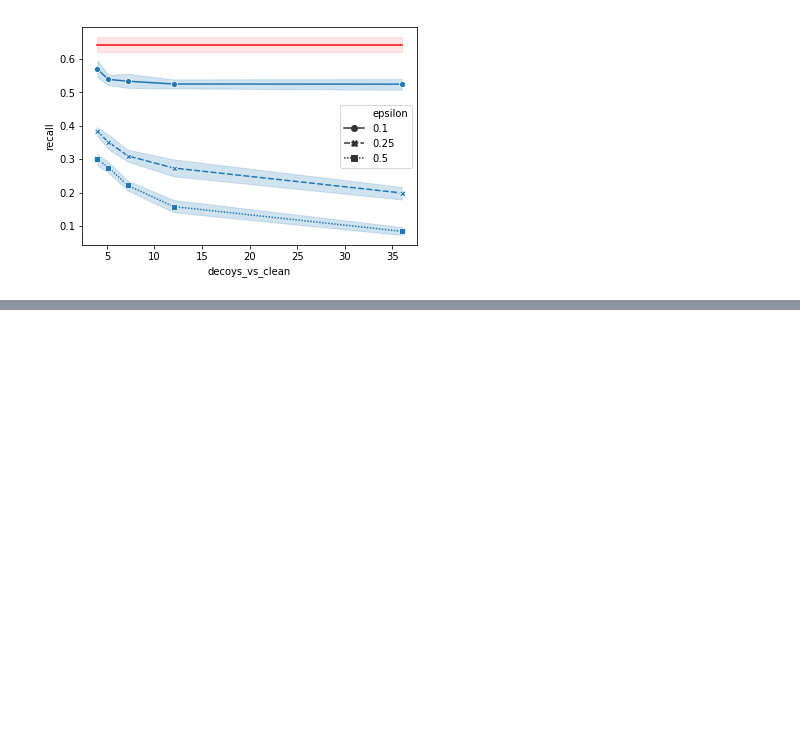
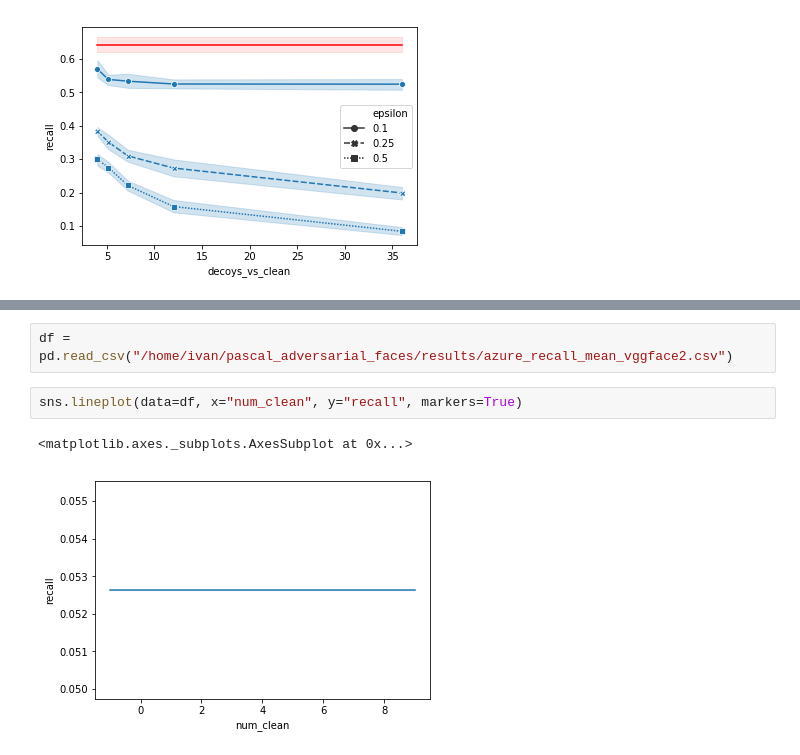
Before and after one commit to psturmfels/adversarial_faces, a Jupyter notebook: notebooks/Draw_Recall.ipynb, the cells around one changed output, grey strips where cells are left out. Saved outputs shown, nothing was run; the diff lists cells and outputs as text; blank space fills up the shorter version.

```diff
--- a/notebooks/Draw_Recall.ipynb
+++ b/notebooks/Draw_Recall.ipynb
@@ -85,0 +122,7 @@ draw_results(
+# %%
+df = pd.read_csv("/home/ivan/pascal_adversarial_faces/results/azure_recall_mean_vggface2.csv")
+# %%
+sns.lineplot(data=df, x="num_clean", y="recall", markers=True)
+# %% [output]
+<matplotlib.axes._subplots.AxesSubplot at 0x...>
+[figure, added]
```
Also changed, not shown: parts of 6 cells of this notebook, 2 other files.
